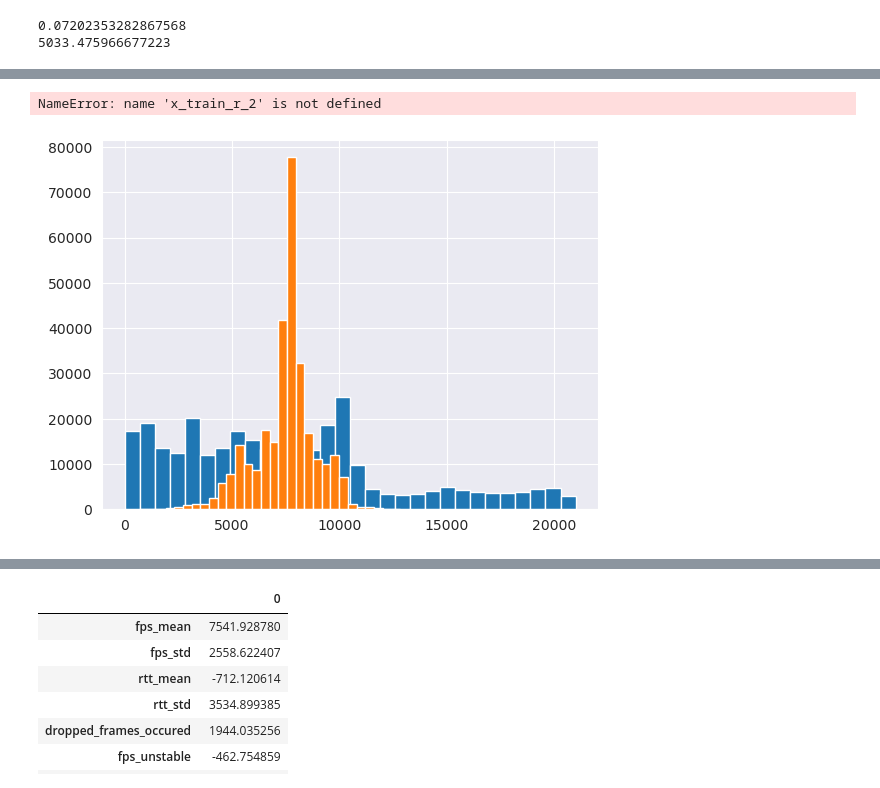
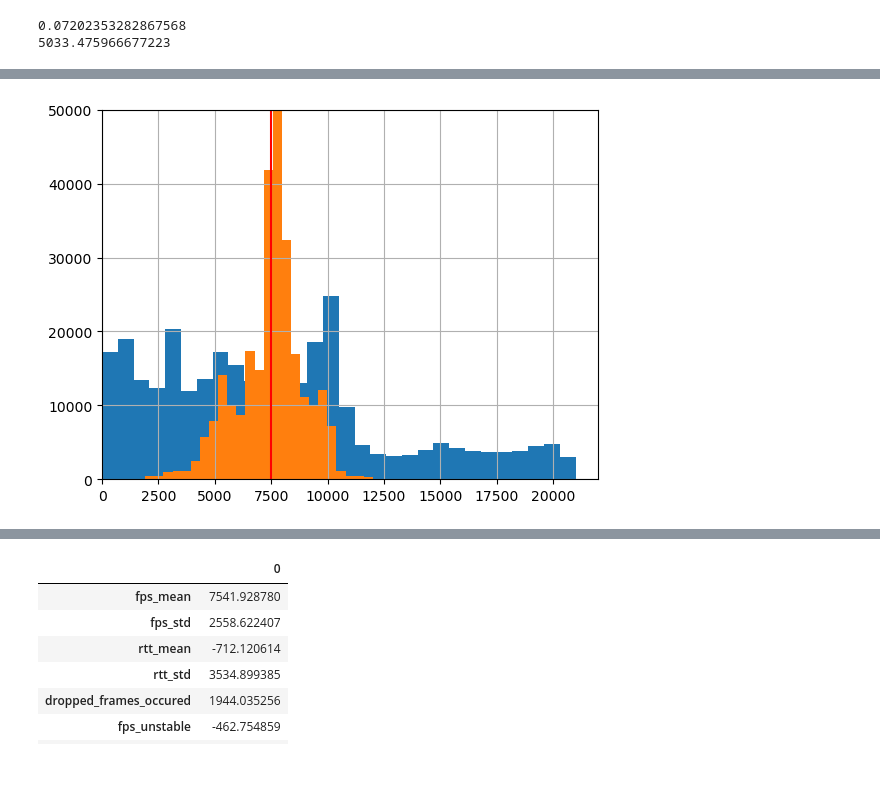
Before and after one commit to RVdeported/Inno_ML_asgmn_1, a Jupyter notebook: Main.ipynb, the cells around one changed output, grey strips where cells are left out. Cells and saved outputs as stored; diff of their text form; code cells hidden in the pictures.

```diff
--- a/Main.ipynb
+++ b/Main.ipynb
@@ -219,14 +222,12 @@ x_train_piped.describe()
 # %%
 y_train.hist(bins=30)
 pd.Series(y_train_pred_r).hist(bins=30)
-x_train_r_2["fps_mean"].hist(bins=30)
 plt.axvline(np.mean(y_train), c = "red")
 plt.ylim([0, 50000])
 plt.xlim([0, 22000])
 plt.show()
 # %% [output]
-NameError: name 'x_train_r_2' is not defined
-[figure, old version]
+[figure, new version]
 # %%
 plot_boxplots(x_train_piped)
 # %% [output]
```
Also changed, not shown: parts of 24 cells of this notebook.
